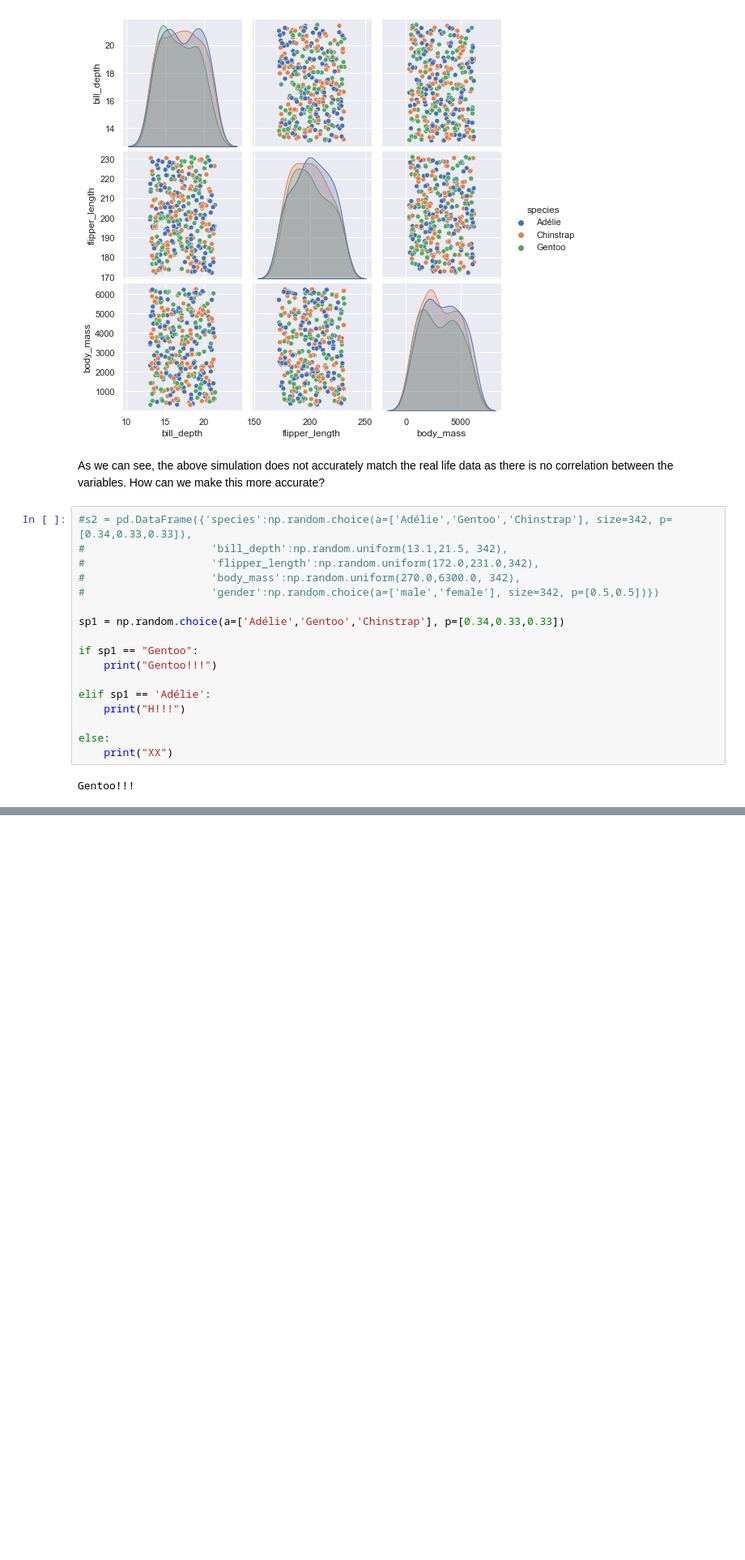
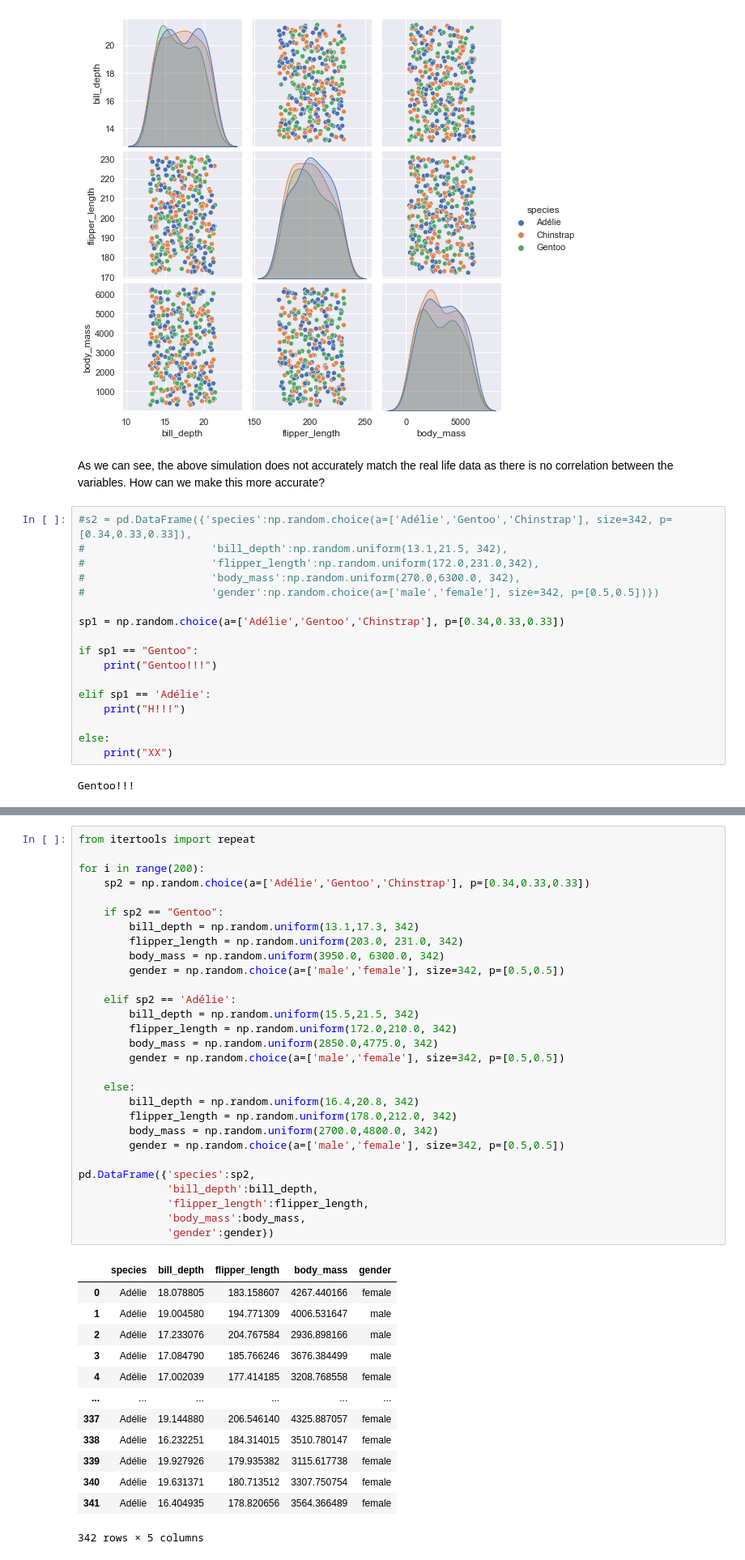
Before and after one commit to jbrad88/pda-project, a Jupyter notebook: pda-project.ipynb, the cells around one changed output, grey strips where cells are left out. Shown at 81% size. Drawn from its saved outputs; the diff is of its cells as text; blank space fills up the shorter version.

```diff
--- a/pda-project.ipynb
+++ b/pda-project.ipynb
@@ -228,0 +240,43 @@ pd.DataFrame({'species':sp1,
+# %%
+from itertools import repeat
+
+for i in range(200):
+    sp2 = np.random.choice(a=['Adélie','Gentoo','Chinstrap'], p=[0.34,0.33,0.33])
+
+    if sp2 == "Gentoo":
+        bill_depth = np.random.uniform(13.1,17.3, 342)
+        flipper_length = np.random.uniform(203.0, 231.0, 342)
+        body_mass = np.random.uniform(3950.0, 6300.0, 342)
+        gender = np.random.choice(a=['male','female'], size=342, p=[0.5,0.5])
+
+    elif sp2 == 'Adélie':
+        bill_depth = np.random.uniform(15.5,21.5, 342)
+        flipper_length = np.random.uniform(172.0,210.0, 342)
+        body_mass = np.random.uniform(2850.0,4775.0, 342)
+        gender = np.random.choice(a=['male','female'], size=342, p=[0.5,0.5])
+
+    else:
+        bill_depth = np.random.uniform(16.4,20.8, 342)
+        flipper_length = np.random.uniform(178.0,212.0, 342)
+        body_mass = np.random.uniform(2700.0,4800.0, 342)
+        gender = np.random.choice(a=['male','female'], size=342, p=[0.5,0.5])
+
+pd.DataFrame({'species':sp2,
+              'bill_depth':bill_depth,
+              'flipper_length':flipper_length,
+              'body_mass':body_mass,
+              'gender':gender})
+# %% [output]
+|  | species | bill_depth | flipper_length | body_mass | gender |
+| 0 | Adélie | 18.078805 | 183.158607 | 4267.440166 | female |
+| 1 | Adélie | 19.004580 | 194.771309 | 4006.531647 | male |
+| 2 | Adélie | 17.233076 | 204.767584 | 2936.898166 | male |
+| 3 | Adélie | 17.084790 | 185.766246 | 3676.384499 | male |
+| 4 | Adélie | 17.002039 | 177.414185 | 3208.768558 | female |
+| ... | ... | ... | ... | ... | ... |
+| 337 | Adélie | 19.144880 | 206.546140 | 4325.887057 | female |
+| 338 | Adélie | 16.232251 | 184.314015 | 3510.780147 | female |
+| 339 | Adélie | 19.927926 | 179.935382 | 3115.617738 | female |
+| 340 | Adélie | 19.631371 | 180.713512 | 3307.750754 | female |
+| 341 | Adélie | 16.404935 | 178.820656 | 3564.366489 | female |
+342 rows × 5 columns
```
Also changed, not shown: parts of 4 cells of this notebook.
